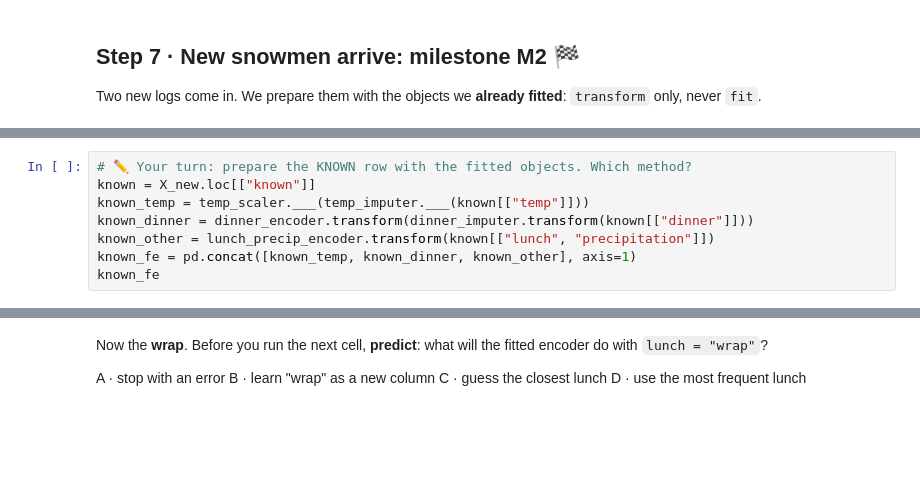
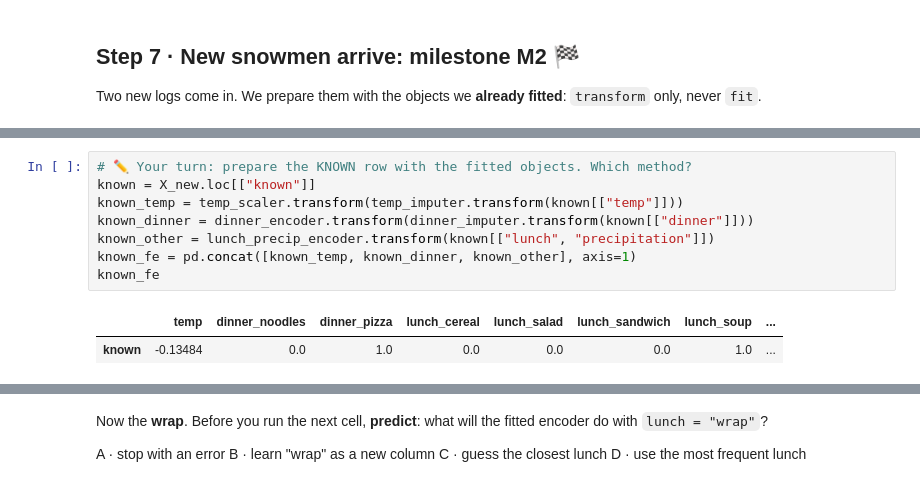
Before and after one commit to Prndxt/aipm-feature-engineering, a Jupyter notebook: 2_snowman_exercise.ipynb, the cells around one changed output, grey strips where cells are left out. Cells and saved outputs as stored; diff of their text form; blank space fills up the shorter version.

```diff
--- a/2_snowman_exercise.ipynb
+++ b/2_snowman_exercise.ipynb
@@ -172,11 +243,14 @@ X_new
 # %%
 # ✏️ Your turn: prepare the KNOWN row with the fitted objects. Which method?
 known = X_new.loc[["known"]]
-known_temp = temp_scaler.___(temp_imputer.___(known[["temp"]]))
+known_temp = temp_scaler.transform(temp_imputer.transform(known[["temp"]]))
 known_dinner = dinner_encoder.transform(dinner_imputer.transform(known[["dinner"]]))
 known_other = lunch_precip_encoder.transform(known[["lunch", "precipitation"]])
 known_fe = pd.concat([known_temp, known_dinner, known_other], axis=1)
 known_fe
+# %% [output]
+|  | temp | dinner_noodles | dinner_pizza | lunch_cereal | lunch_salad | lunch_sandwich | lunch_soup | ... |
+| known | -0.13484 | 0.0 | 1.0 | 0.0 | 0.0 | 0.0 | 1.0 | ... |
 # %%
 # ✅ Check
 assert known_fe.columns.equals(X_train_fe.columns), "Same columns, same order as X_train_fe."
```
Also changed, not shown: parts of 24 cells of this notebook, 2 other files.
